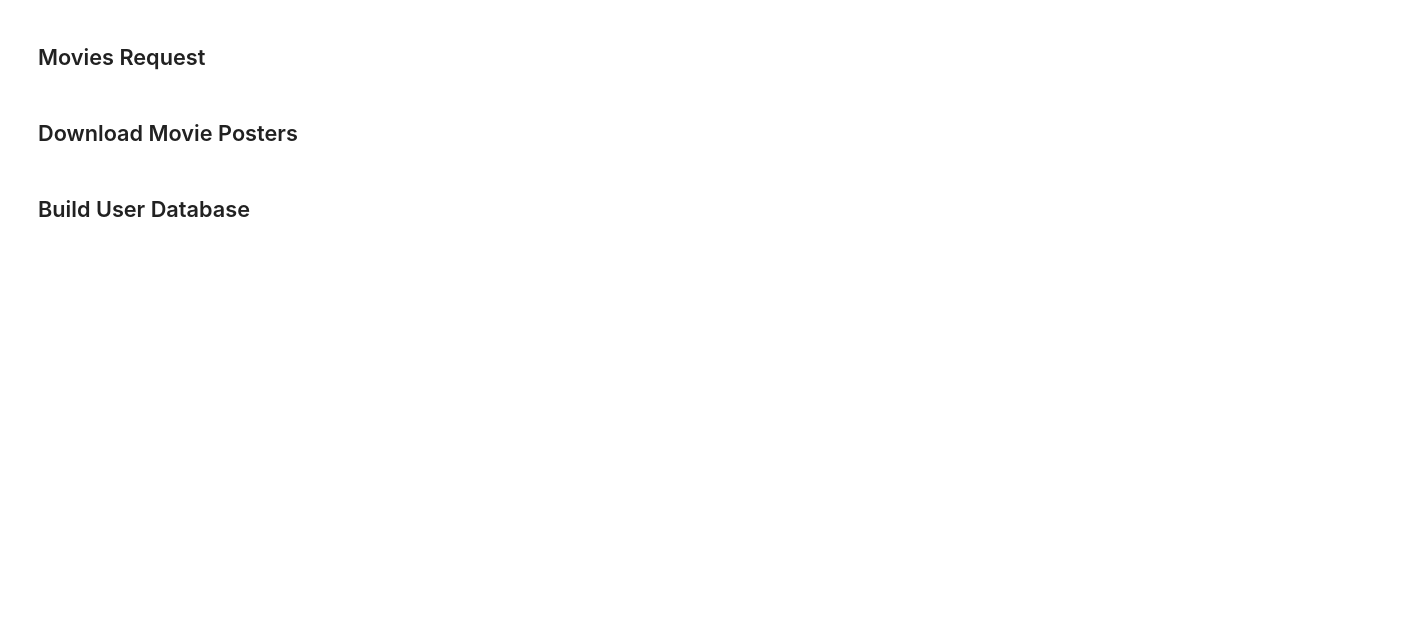
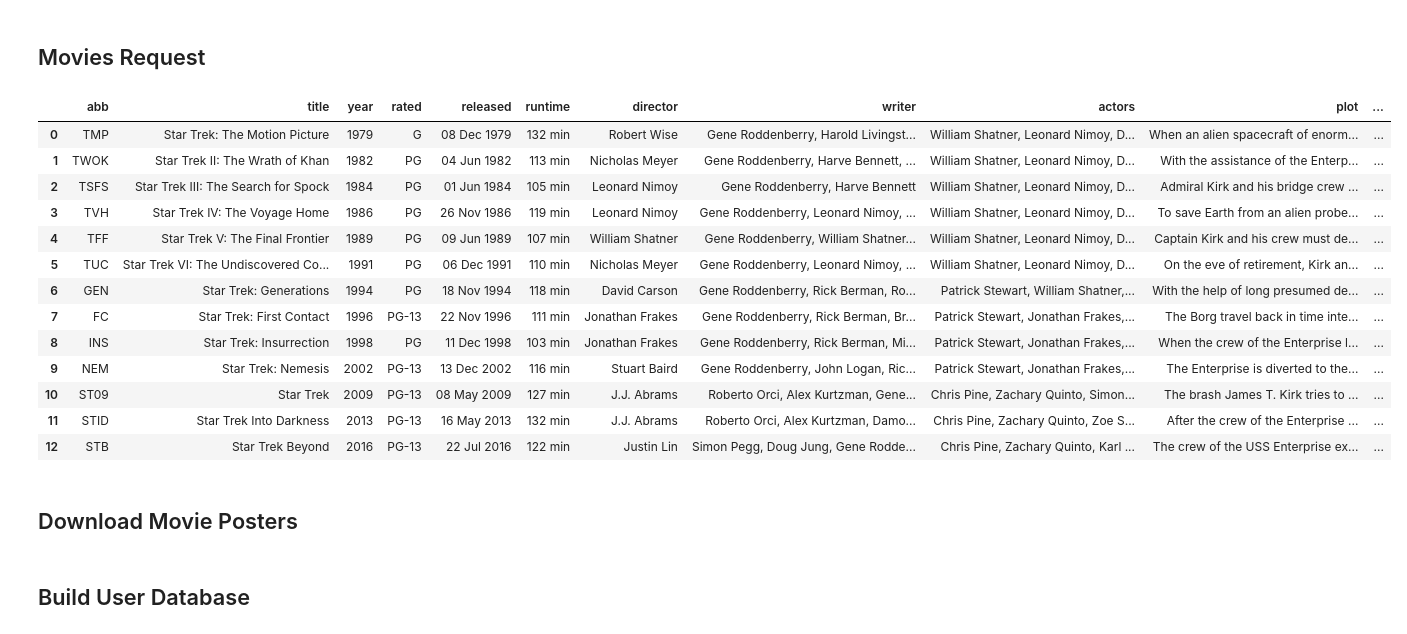
Before and after one commit to bpops/treklist, a Jupyter notebook: build_db.ipynb, the cells around one changed output. Saved outputs shown, nothing was run; the diff lists cells and outputs as text; code cells hidden in the pictures; blank space fills up the shorter version.

Commit message:
star trek (2009) movie now points to correct IMDB id

```diff
--- a/build_db.ipynb
+++ b/build_db.ipynb
@@ -172,25 +183,52 @@ st_movies = {'TMP':  'tt0079945',
              'FC':   'tt0117731',
              'INS':  'tt0120844',
              'NEM':  'tt0253754',
-             'ST09': 'tt12126100',
+             'ST09': 'tt0796366',
              'STID': 'tt1408101',
              'STB':  'tt2660888',
              }
 # %%
+conn.execute("DROP TABLE IF EXISTS mov")
 conn.execute(f"CREATE TABLE IF NOT EXISTS mov (abb TEXT, title TEXT, year TEXT, rated TEXT, released DATE, runtime TEXT, director TEXT, writer TEXT, actors TEXT, plot TEXT, poster_url TEXT, poster BLOB, metascore INTEGER, imdb_rating FLOAT, imdb_votes INTEGER, box_office TEXT, imdb_id TEXT)")
 
 for key in st_movies.keys():
     res = omdb.imdbid(st_movies[key])
 
     # check if it is already in the database
     df_check = pd.read_sql_query(f"SELECT * FROM mov WHERE imdb_id = '{res['imdb_id']}'", conn)
     mov_exists = True if len(df_check) > 0 else False
     if not mov_exists:
         cmd = "INSERT INTO mov (abb, title, year, rated, released, runtime, director, writer, actors, plot, poster_url, metascore, imdb_rating, imdb_votes, imdb_id) VALUES (?, ?, ?, ?, ?, ?, ?, ?, ?, ?, ?, ?, ?, ?, ?) "
         curs.execute(cmd, [key, res['title'], res['year'], res['rated'], res['released'], res['runtime'], res['director'], res['writer'], res['actors'], res['plot'], res['poster'], res['metascore'], res['imdb_rating'], res['imdb_votes'], res['imdb_id']])
         conn.commit()
+
+    # remove star trek 2009 as it is incorrect imdb_id
+    #cmd  = "DELETE FROM mov WHERE imdb_id = 'tt12126100'"
+    #curs.execute(cmd)
+    #conn.commit()
+    #if res['imdb_id'] == "tt0796366":
+    #    cmd = f"UPDATE mov SET (poster_url) = (?) WHERE imdb_id = 'tt0796366'"
+    #    curs.execute(cmd, ["https://upload.wikimedia.org/wikipedia/en/2/29/Startrekposter.jpg"])
+    #    conn.commit()
+
+
 df = pd.read_sql_query("SELECT * FROM mov", conn)
 df
+# %% [output]
+|  | abb | title | year | rated | released | runtime | director | writer | actors | plot | ... |
+| 0 | TMP | Star Trek: The Motion Picture | 1979 | G | 08 Dec 1979 | 132 min | Robert Wise | Gene Roddenberry, Harold Livingst... | William Shatner, Leonard Nimoy, D... | When an alien spacecraft of enorm... | ... |
+| 1 | TWOK | Star Trek II: The Wrath of Khan | 1982 | PG | 04 Jun 1982 | 113 min | Nicholas Meyer | Gene Roddenberry, Harve Bennett, ... | William Shatner, Leonard Nimoy, D... | With the assistance of the Enterp... | ... |
+| 2 | TSFS | Star Trek III: The Search for Spock | 1984 | PG | 01 Jun 1984 | 105 min | Leonard Nimoy | Gene Roddenberry, Harve Bennett | William Shatner, Leonard Nimoy, D... | Admiral Kirk and his bridge crew ... | ... |
+| 3 | TVH | Star Trek IV: The Voyage Home | 1986 | PG | 26 Nov 1986 | 119 min | Leonard Nimoy | Gene Roddenberry, Leonard Nimoy, ... | William Shatner, Leonard Nimoy, D... | To save Earth from an alien probe... | ... |
+| 4 | TFF | Star Trek V: The Final Frontier | 1989 | PG | 09 Jun 1989 | 107 min | William Shatner | Gene Roddenberry, William Shatner... | William Shatner, Leonard Nimoy, D... | Captain Kirk and his crew must de... | ... |
+| 5 | TUC | Star Trek VI: The Undiscovered Co... | 1991 | PG | 06 Dec 1991 | 110 min | Nicholas Meyer | Gene Roddenberry, Leonard Nimoy, ... | William Shatner, Leonard Nimoy, D... | On the eve of retirement, Kirk an... | ... |
+| 6 | GEN | Star Trek: Generations | 1994 | PG | 18 Nov 1994 | 118 min | David Carson | Gene Roddenberry, Rick Berman, Ro... | Patrick Stewart, William Shatner,... | With the help of long presumed de... | ... |
+| 7 | FC | Star Trek: First Contact | 1996 | PG-13 | 22 Nov 1996 | 111 min | Jonathan Frakes | Gene Roddenberry, Rick Berman, Br... | Patrick Stewart, Jonathan Frakes,... | The Borg travel back in time inte... | ... |
+| 8 | INS | Star Trek: Insurrection | 1998 | PG | 11 Dec 1998 | 103 min | Jonathan Frakes | Gene Roddenberry, Rick Berman, Mi... | Patrick Stewart, Jonathan Frakes,... | When the crew of the Enterprise l... | ... |
+| 9 | NEM | Star Trek: Nemesis | 2002 | PG-13 | 13 Dec 2002 | 116 min | Stuart Baird | Gene Roddenberry, John Logan, Ric... | Patrick Stewart, Jonathan Frakes,... | The Enterprise is diverted to the... | ... |
+| 10 | ST09 | Star Trek | 2009 | PG-13 | 08 May 2009 | 127 min | J.J. Abrams | Roberto Orci, Alex Kurtzman, Gene... | Chris Pine, Zachary Quinto, Simon... | The brash James T. Kirk tries to ... | ... |
+| 11 | STID | Star Trek Into Darkness | 2013 | PG-13 | 16 May 2013 | 132 min | J.J. Abrams | Roberto Orci, Alex Kurtzman, Damo... | Chris Pine, Zachary Quinto, Zoe S... | After the crew of the Enterprise ... | ... |
+| 12 | STB | Star Trek Beyond | 2016 | PG-13 | 22 Jul 2016 | 122 min | Justin Lin | Simon Pegg, Doug Jung, Gene Rodde... | Chris Pine, Zachary Quinto, Karl ... | The crew of the USS Enterprise ex... | ... |
 # %% [markdown]
 ## Download Movie Posters
 # %%
```
Also changed, not shown: parts of 4 cells of this notebook, 1 other file.
